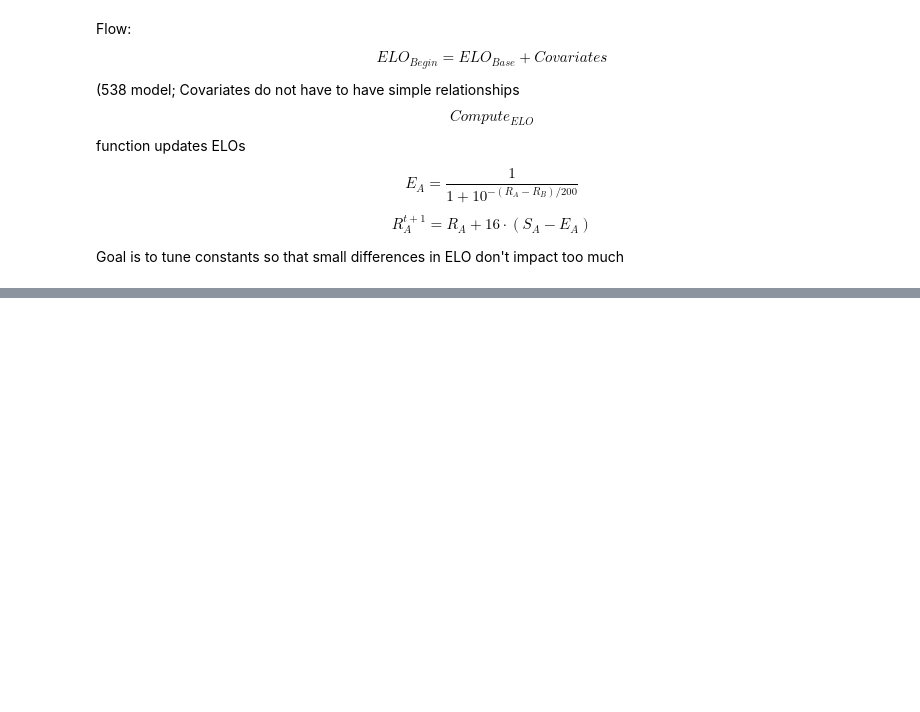
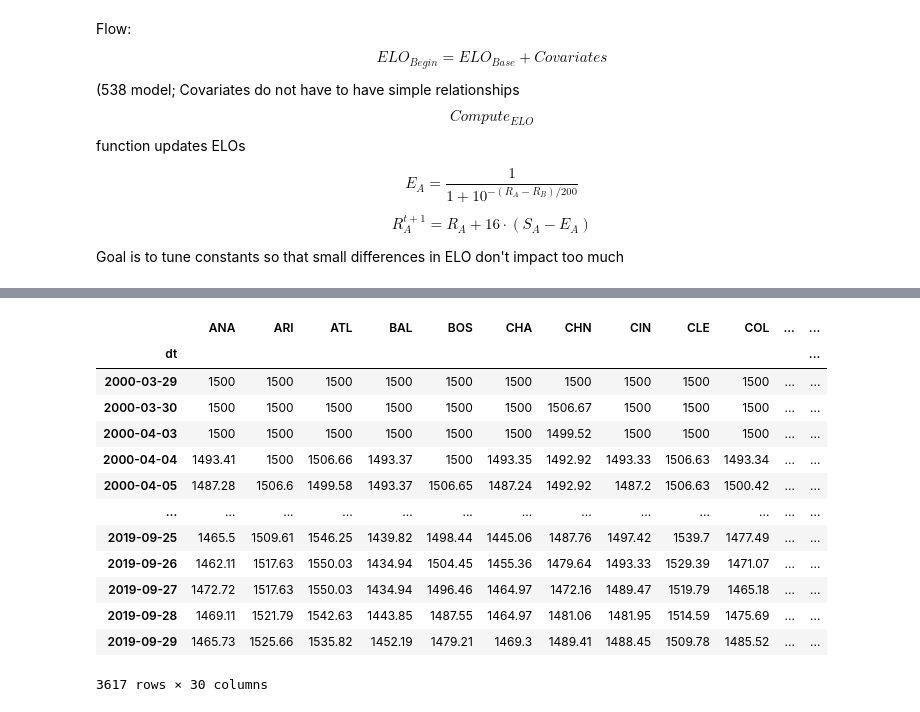
Before and after one commit to andrew-cui/mlb-game-prediction, a Jupyter notebook: elo-model/elo-framework.ipynb, the cells around one changed output, grey strips where cells are left out. Cells and saved outputs as stored; diff of their text form; code cells hidden in the pictures; blank space fills up the shorter version.

```diff
--- a/elo-model/elo-framework.ipynb
+++ b/elo-model/elo-framework.ipynb
@@ -56,7 +63,7 @@ def expected_elo_outcome(dt, home, away, elo_df, EXP_CONSTANT = 200):
     # function not used with compute_ELOs
     return elo_expectation
 
-def compute_elo(dt, home, away, outcome, elo_df, K = 16, EXP_CONSTANT = 200):
+def compute_elo(dt, home, away, outcome, elo_df, i, K = 16, EXP_CONSTANT = 200):
     '''
         computes our new elos
         thoughts on K...scale based on time in season?
@@ -68,11 +75,11 @@ def compute_elo(dt, home, away, outcome, elo_df, K = 16, EXP_CONSTANT = 200):
 #     print(str(home_elo_prior) + ' ' + str(away_elo_prior) + ' ' + str(elo_expectation))
 #     expected_outcome = expected_elo_outcome(dt, away, home, elo_df)
 #     print(outcome - elo_expectation)
-    elo_delta = K * (outcome - elo_expectation)
+    elo_delta = (outcome - elo_expectation)
 
     # if home team wins, Sa-Ea is positive; otherwise is negative and benefits away team
-    home_elo_after = home_elo_prior + elo_delta
-    away_elo_after = away_elo_prior - elo_delta
+    home_elo_after = home_elo_prior + elo_delta * compute_K(home_elo_prior, i)
+    away_elo_after = away_elo_prior - elo_delta * compute_K(home_elo_prior, i)
 #     print(str(home_elo_after) + ' ' + str(away_elo_after) + ' ' + str(outcome))
     return [home_elo_after, away_elo_after, elo_expectation]
 # %%
@@ -91,8 +98,6 @@ def compute_season_elos(year, initial_values = []):
         if (i + 1 == len(elo_YEAR)):
             break
         next_date = elo_YEAR.index[i + 1]
-        if (i % 81 == 0):
-            print(i)
         # loop over all the matches that day
         RELEVANT_GAMES = MLB_GAME_DF_FINAL[MLB_GAME_DF_FINAL.dt == current_date].reset_index()
         for i in range(len(RELEVANT_GAMES)):
@@ -101,7 +106,7 @@ def compute_season_elos(year, initial_values = []):
             new_elos = compute_elo(current_date,
                                    row.home_team,
                                    row.away_team,
-                                   row.outcome, elo_YEAR)
+                                   row.outcome, elo_YEAR, i)
             elo_YEAR.loc[next_date, row.home_team] = new_elos[0]
             elo_YEAR.loc[next_date, row.away_team] = new_elos[1]
             total_predictions = total_predictions + 1
@@ -110,10 +115,10 @@ def compute_season_elos(year, initial_values = []):
                 total_correct = total_correct + 1
 
 
-            if (row.home_team == 'SEA'):
-                print(str(current_date) + ': ' + str(new_elos[0]) + ' ' + str(row.outcome))
-            if (row.away_team == 'SEA'):
-                print(str(current_date) + ': '  + str(new_elos[1])  + ' ' + str(1 - row.outcome))
+#             if (row.home_team == 'SEA'):
+#                 print(str(current_date) + ': ' + str(new_elos[0]) + ' ' + str(row.outcome))
+#             if (row.away_team == 'SEA'):
+#                 print(str(current_date) + ': '  + str(new_elos[1])  + ' ' + str(1 - row.outcome))
 
         # update remaining elos - ideally we have a better way to check this
         for col in elo_YEAR:
@@ -252,0 +134,3 @@ Name: 2002-09-29 00:00:00, dtype: object
+# %%
+ELO_df = elo_2000_df.copy()
+ELO_df.head()
@@ -252,0 +146,6 @@ Name: 2002-09-29 00:00:00, dtype: object
+# %%
+# Append all ELOs
+for year in range(2001, 2020):
+    ELO_df = ELO_df.append(compute_season_elos(year, ELO_df.loc[max(ELO_df.index)]))
+
+ELO_df.head()
@@ -252,0 +180,17 @@ Name: 2002-09-29 00:00:00, dtype: object
+# %%
+ELO_df
+# %% [output]
+|  | ANA | ARI | ATL | BAL | BOS | CHA | CHN | CIN | CLE | COL | ... | ... |
+| dt |  |  |  |  |  |  |  |  |  |  |  | ... |
+| 2000-03-29 | 1500 | 1500 | 1500 | 1500 | 1500 | 1500 | 1500 | 1500 | 1500 | 1500 | ... | ... |
+| 2000-03-30 | 1500 | 1500 | 1500 | 1500 | 1500 | 1500 | 1506.67 | 1500 | 1500 | 1500 | ... | ... |
+| 2000-04-03 | 1500 | 1500 | 1500 | 1500 | 1500 | 1500 | 1499.52 | 1500 | 1500 | 1500 | ... | ... |
+| 2000-04-04 | 1493.41 | 1500 | 1506.66 | 1493.37 | 1500 | 1493.35 | 1492.92 | 1493.33 | 1506.63 | 1493.34 | ... | ... |
+| 2000-04-05 | 1487.28 | 1506.6 | 1499.58 | 1493.37 | 1506.65 | 1487.24 | 1492.92 | 1487.2 | 1506.63 | 1500.42 | ... | ... |
+| ... | ... | ... | ... | ... | ... | ... | ... | ... | ... | ... | ... | ... |
+| 2019-09-25 | 1465.5 | 1509.61 | 1546.25 | 1439.82 | 1498.44 | 1445.06 | 1487.76 | 1497.42 | 1539.7 | 1477.49 | ... | ... |
+| 2019-09-26 | 1462.11 | 1517.63 | 1550.03 | 1434.94 | 1504.45 | 1455.36 | 1479.64 | 1493.33 | 1529.39 | 1471.07 | ... | ... |
+| 2019-09-27 | 1472.72 | 1517.63 | 1550.03 | 1434.94 | 1496.46 | 1464.97 | 1472.16 | 1489.47 | 1519.79 | 1465.18 | ... | ... |
+| 2019-09-28 | 1469.11 | 1521.79 | 1542.63 | 1443.85 | 1487.55 | 1464.97 | 1481.06 | 1481.95 | 1514.59 | 1475.69 | ... | ... |
+| 2019-09-29 | 1465.73 | 1525.66 | 1535.82 | 1452.19 | 1479.21 | 1469.3 | 1489.41 | 1488.45 | 1509.78 | 1485.52 | ... | ... |
+3617 rows × 30 columns
```
Also changed, not shown: parts of 13 cells of this notebook, 6 other files.
